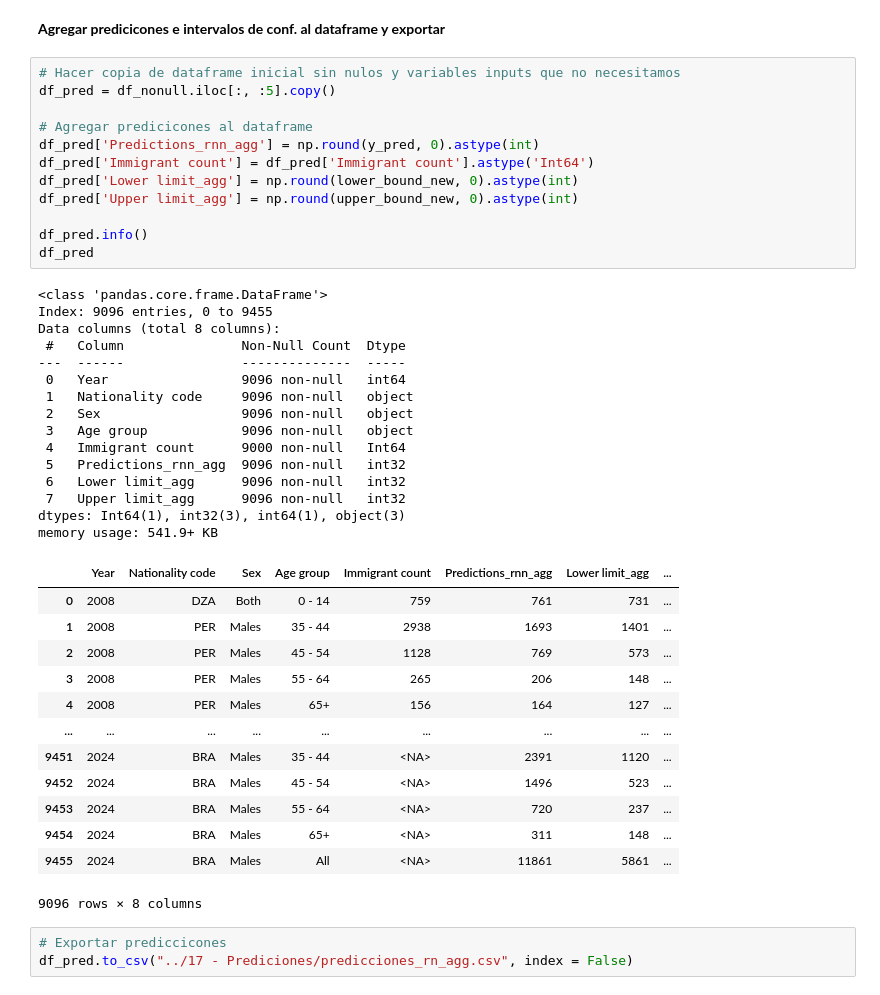
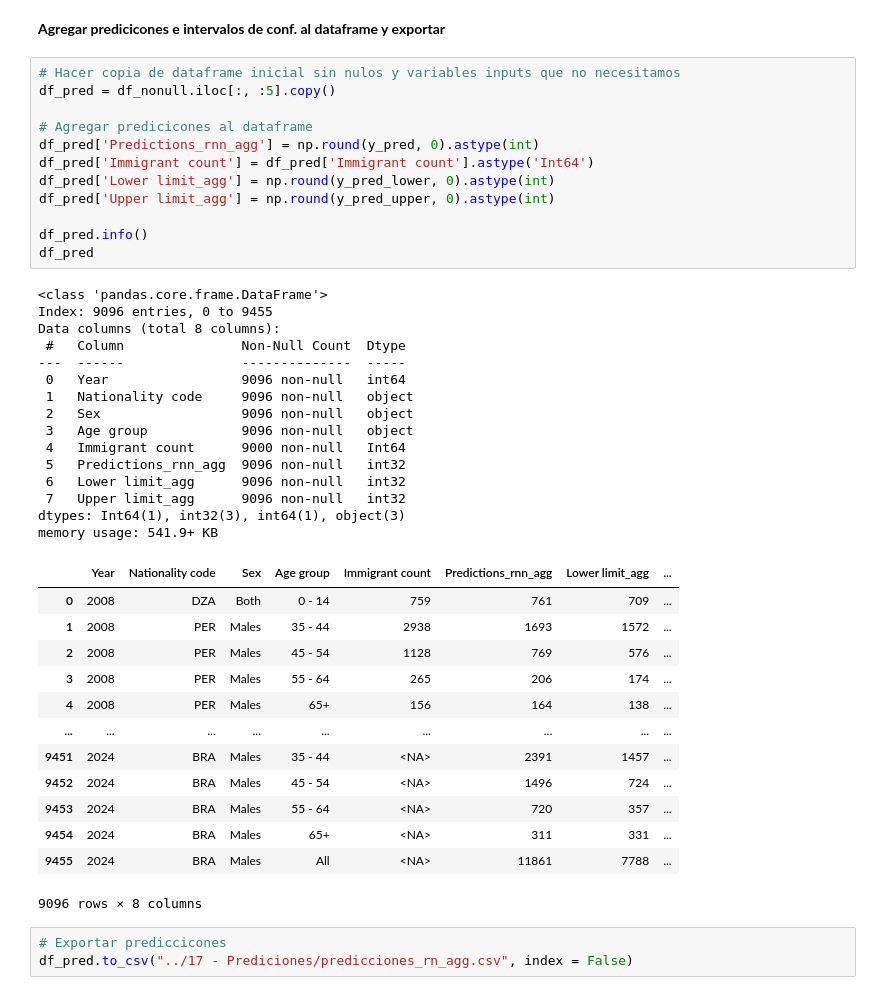
Before and after one commit to ERIDEZ/IFM_TMF, a Jupyter notebook: Notebooks y scripts/Etapa 4 - Machine Learning - Prediccion directa - Agregados.ipynb, the cells around one changed output. Drawn from its saved outputs; the diff is of its cells as text.

```diff
--- a/Notebooks y scripts/Etapa 4 - Machine Learning - Prediccion directa - Agregados.ipynb
+++ b/Notebooks y scripts/Etapa 4 - Machine Learning - Prediccion directa - Agregados.ipynb
@@ -1713,43 +1673,43 @@ df_nonull_copy
 # %%
 # Hacer copia de dataframe inicial sin nulos y variables inputs que no necesitamos
 df_pred = df_nonull.iloc[:, :5].copy()
 
 # Agregar predicicones al dataframe
 df_pred['Predictions_rnn_agg'] = np.round(y_pred, 0).astype(int)
 df_pred['Immigrant count'] = df_pred['Immigrant count'].astype('Int64')
-df_pred['Lower limit_agg'] = np.round(lower_bound_new, 0).astype(int)
-df_pred['Upper limit_agg'] = np.round(upper_bound_new, 0).astype(int)
+df_pred['Lower limit_agg'] = np.round(y_pred_lower, 0).astype(int)
+df_pred['Upper limit_agg'] = np.round(y_pred_upper, 0).astype(int)
 
 df_pred.info()
 df_pred
 # %% [output]
 <class 'pandas.core.frame.DataFrame'>
 Index: 9096 entries, 0 to 9455
 Data columns (total 8 columns):
  #   Column               Non-Null Count  Dtype
 ---  ------               --------------  -----
  0   Year                 9096 non-null   int64
  1   Nationality code     9096 non-null   object
  2   Sex                  9096 non-null   object
  3   Age group            9096 non-null   object
  4   Immigrant count      9000 non-null   Int64
  5   Predictions_rnn_agg  9096 non-null   int32
  6   Lower limit_agg      9096 non-null   int32
  7   Upper limit_agg      9096 non-null   int32
 dtypes: Int64(1), int32(3), int64(1), object(3)
 memory usage: 541.9+ KB
 |  | Year | Nationality code | Sex | Age group | Immigrant count | Predictions_rnn_agg | Lower limit_agg | ... |
-| 0 | 2008 | DZA | Both | 0 - 14 | 759 | 761 | 731 | ... |
-| 1 | 2008 | PER | Males | 35 - 44 | 2938 | 1693 | 1401 | ... |
-| 2 | 2008 | PER | Males | 45 - 54 | 1128 | 769 | 573 | ... |
-| 3 | 2008 | PER | Males | 55 - 64 | 265 | 206 | 148 | ... |
-| 4 | 2008 | PER | Males | 65+ | 156 | 164 | 127 | ... |
+| 0 | 2008 | DZA | Both | 0 - 14 | 759 | 761 | 709 | ... |
+| 1 | 2008 | PER | Males | 35 - 44 | 2938 | 1693 | 1572 | ... |
+| 2 | 2008 | PER | Males | 45 - 54 | 1128 | 769 | 576 | ... |
+| 3 | 2008 | PER | Males | 55 - 64 | 265 | 206 | 174 | ... |
+| 4 | 2008 | PER | Males | 65+ | 156 | 164 | 138 | ... |
 | ... | ... | ... | ... | ... | ... | ... | ... | ... |
-| 9451 | 2024 | BRA | Males | 35 - 44 | <NA> | 2391 | 1120 | ... |
-| 9452 | 2024 | BRA | Males | 45 - 54 | <NA> | 1496 | 523 | ... |
-| 9453 | 2024 | BRA | Males | 55 - 64 | <NA> | 720 | 237 | ... |
-| 9454 | 2024 | BRA | Males | 65+ | <NA> | 311 | 148 | ... |
-| 9455 | 2024 | BRA | Males | All | <NA> | 11861 | 5861 | ... |
+| 9451 | 2024 | BRA | Males | 35 - 44 | <NA> | 2391 | 1457 | ... |
+| 9452 | 2024 | BRA | Males | 45 - 54 | <NA> | 1496 | 724 | ... |
+| 9453 | 2024 | BRA | Males | 55 - 64 | <NA> | 720 | 357 | ... |
+| 9454 | 2024 | BRA | Males | 65+ | <NA> | 311 | 331 | ... |
+| 9455 | 2024 | BRA | Males | All | <NA> | 11861 | 7788 | ... |
 9096 rows × 8 columns
 # %%
 # Exportar prediccicones
```
Also changed, not shown: parts of 5 cells of this notebook, 4 other files.
